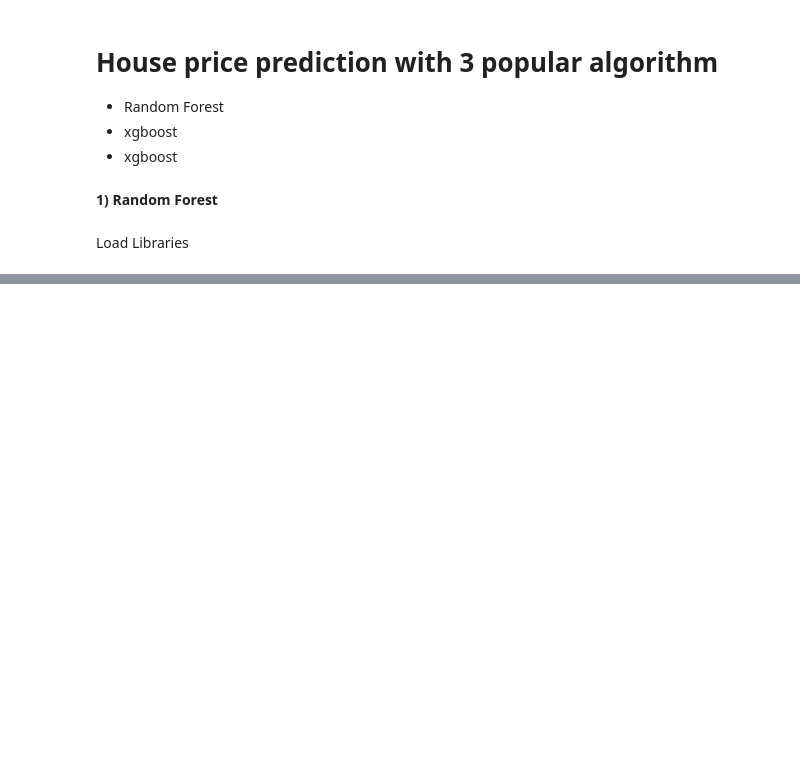
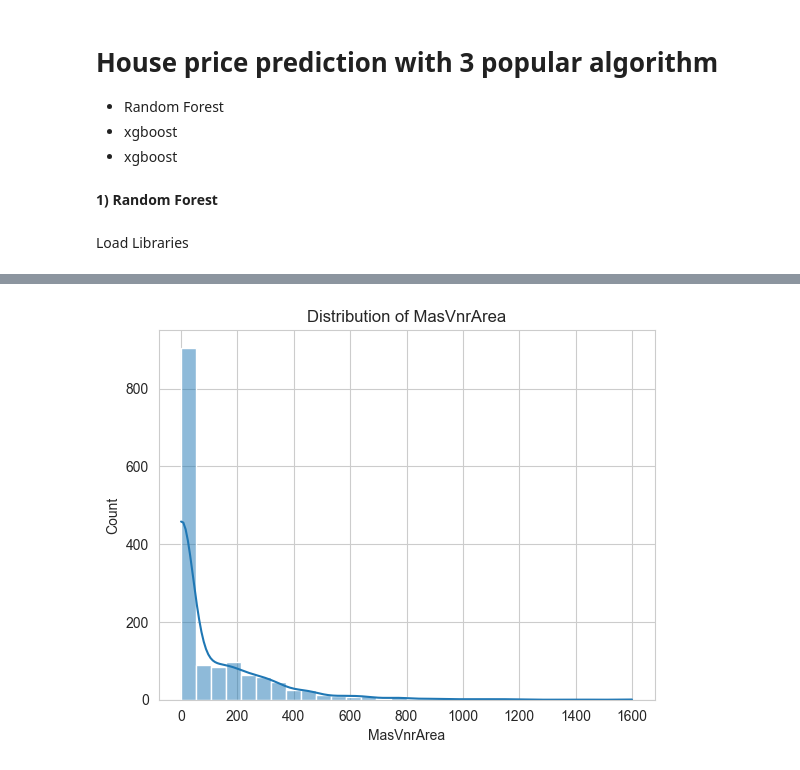
Before and after one commit to aiengrimran/poetry-project, a Jupyter notebook: notebooks/house.ipynb, the cells around one changed output, grey strips where cells are left out. Cells and saved outputs as stored; diff of their text form; code cells hidden in the pictures; blank space fills up the shorter version.

```diff
--- a/notebooks/house.ipynb
+++ b/notebooks/house.ipynb
@@ -173,0 +80,6 @@ plt.fig
+# %%
+sns.histplot(df['MasVnrArea'], bins=30, kde=True)
+plt.title("Distribution of MasVnrArea")
+plt.show()
+# %% [output]
+[figure, added]
```
Also changed, not shown: parts of 55 cells of this notebook, 2 other files.
